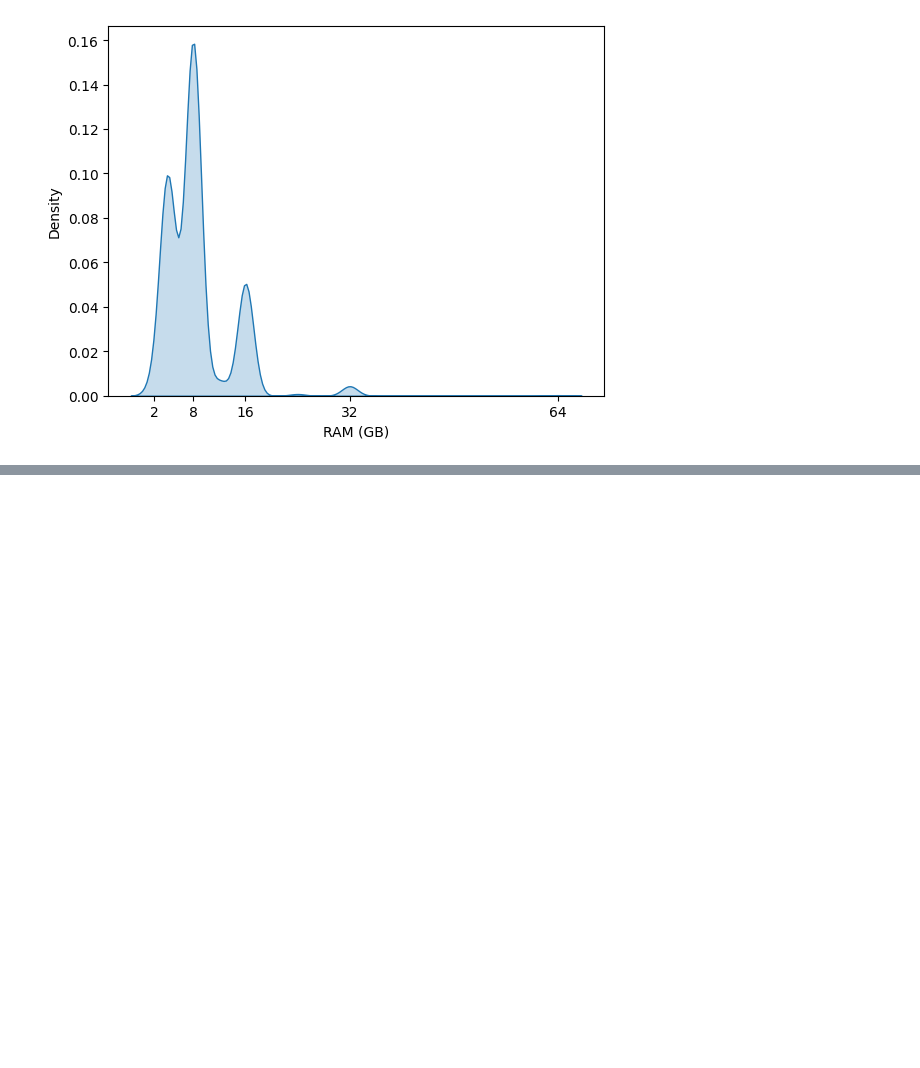
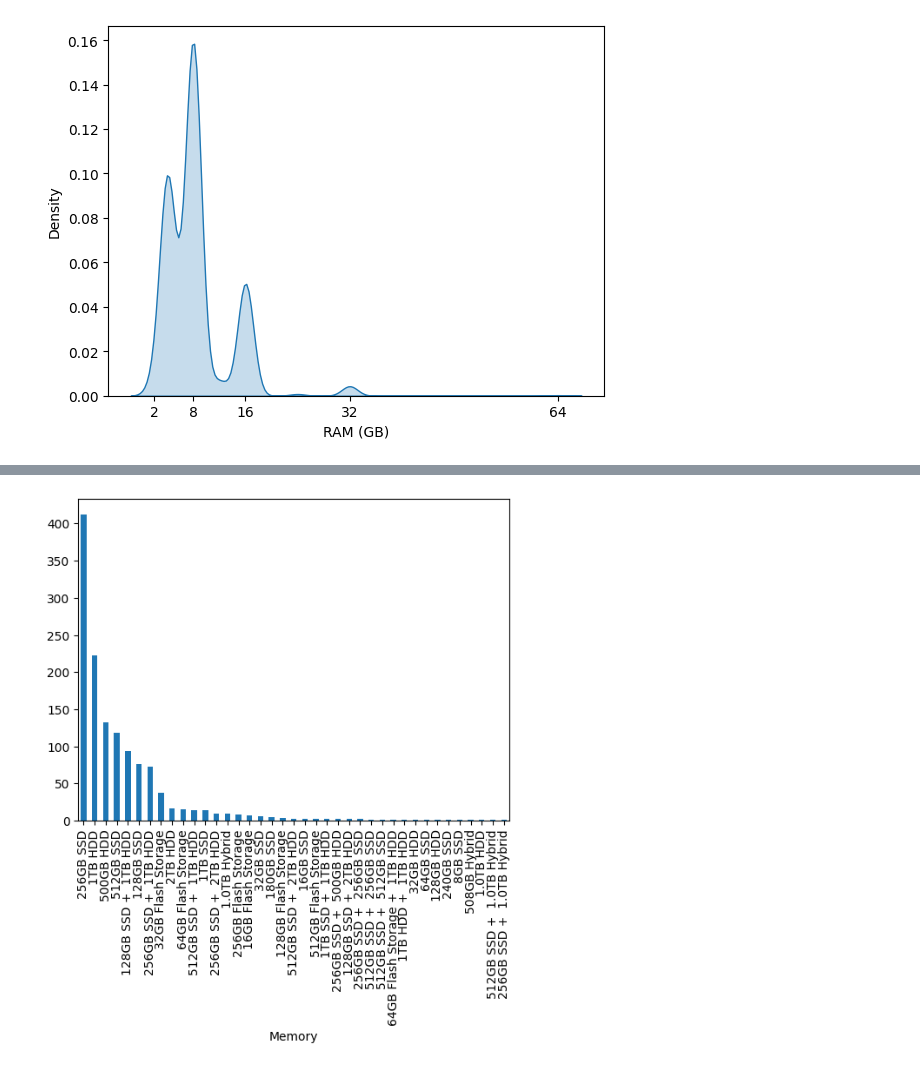
Before and after one commit to 23ME30056/Lappy_price, a Jupyter notebook: main.ipynb, the cells around one changed output, grey strips where cells are left out. Cells and saved outputs as stored; diff of their text form; code cells hidden in the pictures; blank space fills up the shorter version.

Commit message:
Kaggle Notebook | laptop price predictor | Version 1

```diff
--- a/main.ipynb
+++ b/main.ipynb
@@ -453,3 +451,7 @@ plt.ylabel('Density')
 plt.show()
 # %% [output]
 [figure]
+# %%
+columns_drop = ['laptop_ID','ScreenResolution','Cpu']
+df = df.drop(columns_drop,axis = 1)
+df.info()
@@ -455,0 +476,4 @@ plt.show()
+# %%
+ plt  = df['Memory'].value_counts().plot(kind = 'bar')
+# %% [output]
+[figure, added]
```
Also changed, not shown: parts of 8 cells of this notebook.
